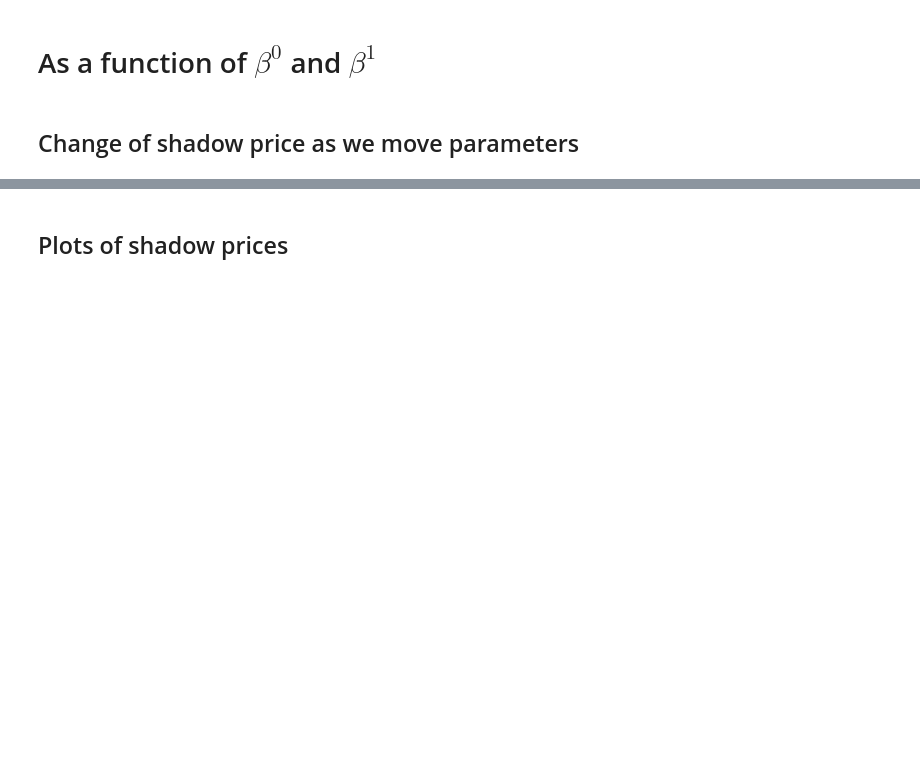
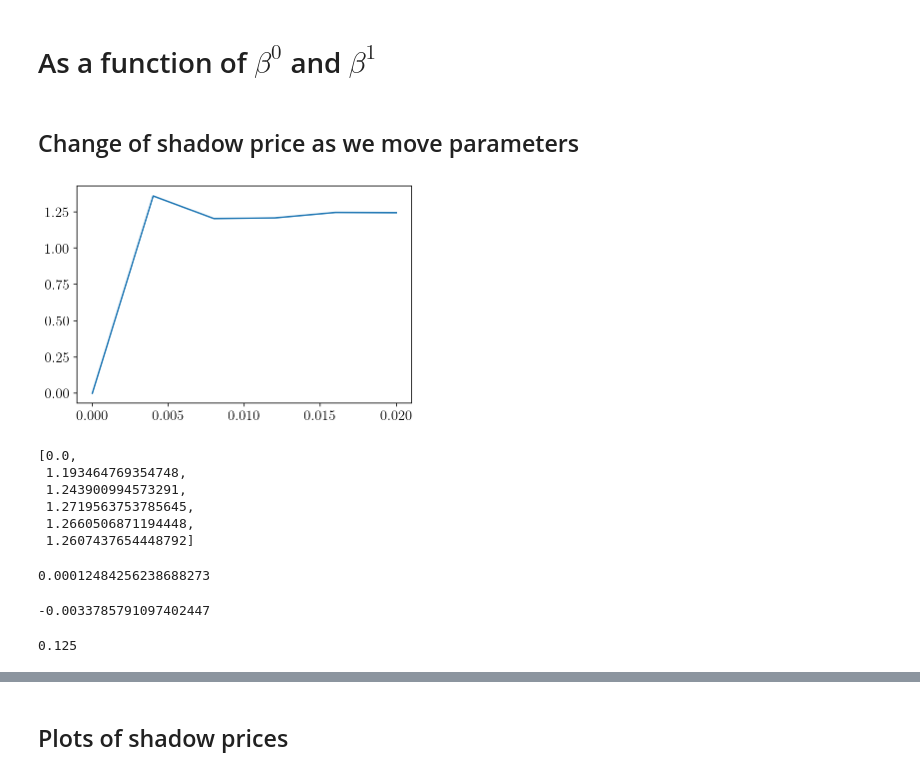
Before and after one commit to AdrienMathieu-eng/Nash-Equilibrium-, a Jupyter notebook: non_linear_BSDE_v2.ipynb, the cells around one changed output, grey strips where cells are left out. Drawn from its saved outputs; the diff is of its cells as text; code cells hidden in the pictures; blank space fills up the shorter version.

```diff
--- a/non_linear_BSDE_v2.ipynb
+++ b/non_linear_BSDE_v2.ipynb
@@ -1797,11 +1306,15 @@ plt.show()
 # %% [markdown]
 # As a function of $\beta^0$ and $\beta^1$
 # %%
-sigma_Z_bar = 50
+CT = 24.4
+sig_z = 3.5
+int_eta = 0.488
+kappa = sig_z * int_eta / CT
+sigma_Z_bar =  CT / int_eta
 sigma_alpha = 5
 
 def V(t, beta0,beta1, k1,k0,sigma_Z_bar):
-    return sigma_Z_bar**2 * np.exp(-2 * (k0 * beta0+ k1* beta1)) * (1 - np.exp(-2 * eta_Z * t)) / (2 * eta_Z)
+    return sigma_Z_bar**2 * np.exp(-2 * (k0 * beta0 + k1* np.abs(beta1))) * (1 - np.exp(-2 * eta_Z * t)) / (2 * eta_Z)
 
 def f(t,beta1):
     return F(t)-beta1
@@ -1811,7 +1324,7 @@ def E_alpha2(t,sigma_alpha):
     return (sigma_alpha ** 2) / (2 * eta_alpha) * (1 - np.exp(-2 * eta_alpha * t))
 
 
-def JM_big(beta0,beta1, k1,k0,sigma_alpha,sigma_Z_bar, eps=1e-12):
+def JM_big(beta0,beta1, k1,k0,sigma_alpha,sigma_Z_bar,kappa, eps=1e-12):
     integrand = np.zeros_like(t_grid)
 
     for i, t in enumerate(t_grid):
@@ -1866 +1430,27 @@ def JM_big(beta0,beta1, k1,k0,sigma_alpha,sigma_Z_bar, eps=1e-12):
+# %%
+plt.plot(sigma_z_values,shadow)
+plt.show()
+# %% [output]
+[figure, added]
+# %%
+shadow
+# %% [output]
+[0.0,
+ 1.193464769354748,
+ 1.243900994573291,
+ 1.2719563753785645,
+ 1.2660506871194448,
+ 1.2607437654448792]
+# %%
+print((JM_big(2, 0.3, .75, .75,5,0.000125,1)-JM_big(3.75, 0., .75, .75,5,0.000125,1)))
+# %% [output]
+0.00012484256238688273
+# %%
+JM_big(3, 0., .75, .75,5,0.0125,1)
+# %% [output]
+-0.0033785791097402447
+# %%
+50*0.0025
+# %% [output]
+0.125
 # %%
```
Also changed, not shown: parts of 34 cells of this notebook.
